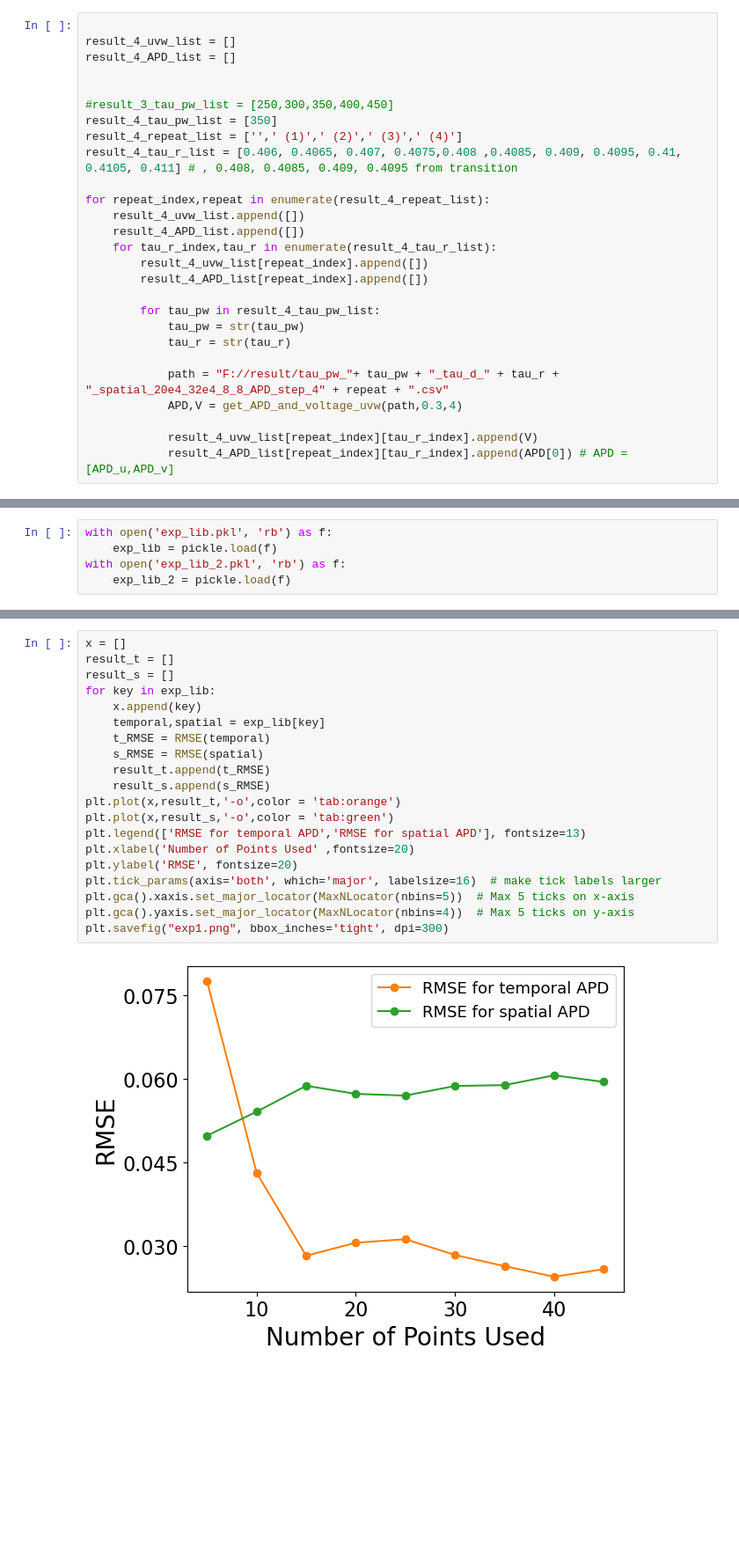
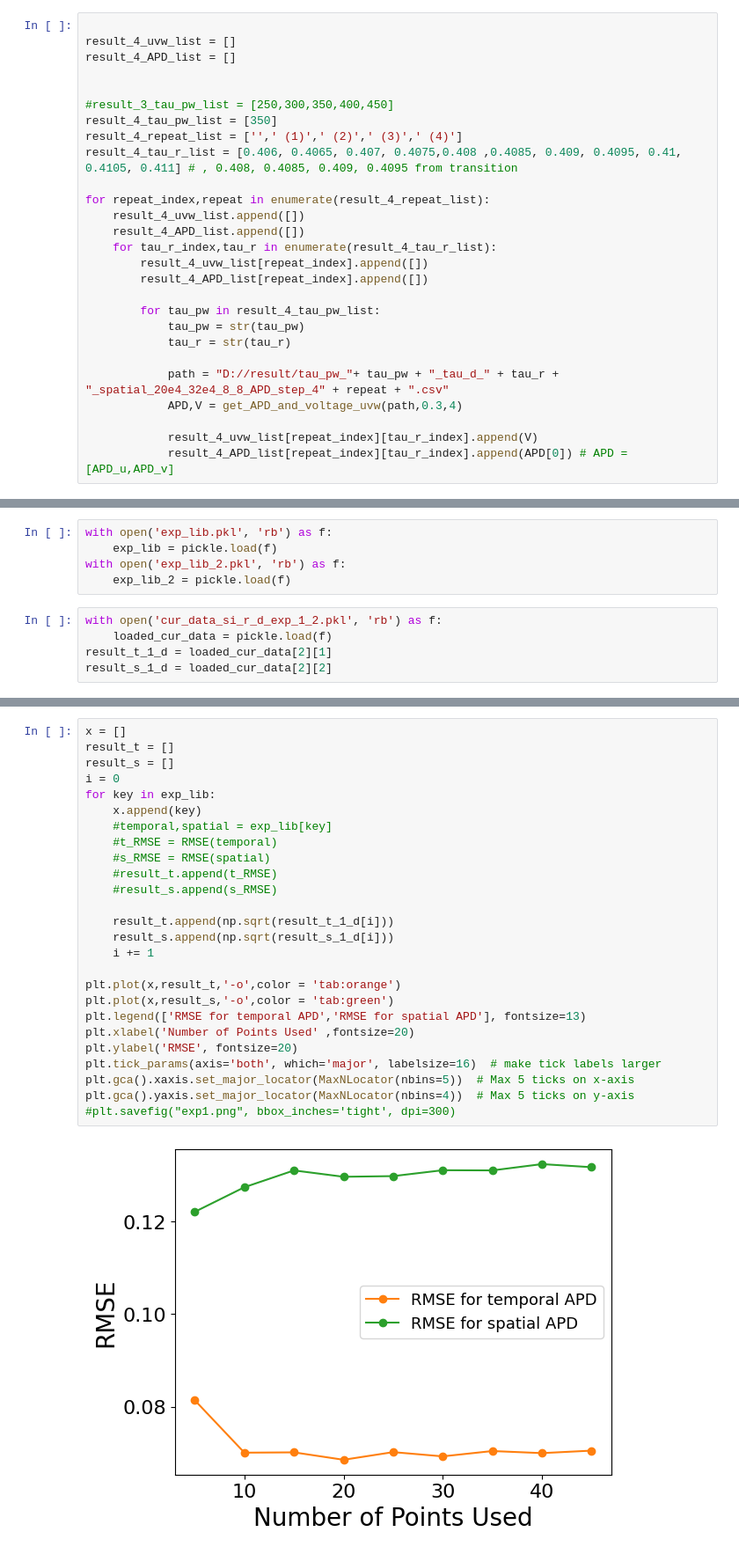
Before and after one commit to William-XiaodongAn/Quantifying-The-Complex-Spatiotemporal-Chaos-of-Cardiac-Fibrillation-in-Ionic-Models, a Jupyter notebook: analysis_ipynb_scripts/experiment.ipynb, the cells around one changed output, grey strips where cells are left out. Shown at 88% size. Cells and saved outputs as stored; diff of their text form; blank space fills up the shorter version.

```diff
--- a/analysis_ipynb_scripts/experiment.ipynb
+++ b/analysis_ipynb_scripts/experiment.ipynb
@@ -1024,7 +1024,7 @@ for repeat_index,repeat in enumerate(result_4_repeat_list):
             tau_pw = str(tau_pw)
             tau_r = str(tau_r)
 
-            path = "F://result/tau_pw_"+ tau_pw + "_tau_d_" + tau_r + "_spatial_20e4_32e4_8_8_APD_step_4" + repeat + ".csv"
+            path = "D://result/tau_pw_"+ tau_pw + "_tau_d_" + tau_r + "_spatial_20e4_32e4_8_8_APD_step_4" + repeat + ".csv"
             APD,V = get_APD_and_voltage_uvw(path,0.3,4)
 
             result_4_uvw_list[repeat_index][tau_r_index].append(V)
@@ -1176,3 +1195,8 @@ with open('exp_lib.pkl', 'rb') as f:
     exp_lib = pickle.load(f)
 with open('exp_lib_2.pkl', 'rb') as f:
     exp_lib_2 = pickle.load(f)
+# %%
+with open('cur_data_si_r_d_exp_1_2.pkl', 'rb') as f:
+    loaded_cur_data = pickle.load(f)
+result_t_1_d = loaded_cur_data[2][1]
+result_s_1_d = loaded_cur_data[2][2]
@@ -1179,25 +1227,31 @@ with open('exp_lib_2.pkl', 'rb') as f:
 # %%
 x = []
 result_t = []
 result_s = []
+i = 0
 for key in exp_lib:
     x.append(key)
-    temporal,spatial = exp_lib[key]
-    t_RMSE = RMSE(temporal)
-    s_RMSE = RMSE(spatial)
-    result_t.append(t_RMSE)
-    result_s.append(s_RMSE)
+    #temporal,spatial = exp_lib[key]
+    #t_RMSE = RMSE(temporal)
+    #s_RMSE = RMSE(spatial)
+    #result_t.append(t_RMSE)
+    #result_s.append(s_RMSE)
+
+    result_t.append(np.sqrt(result_t_1_d[i]))
+    result_s.append(np.sqrt(result_s_1_d[i]))
+    i += 1
+
 plt.plot(x,result_t,'-o',color = 'tab:orange')
 plt.plot(x,result_s,'-o',color = 'tab:green')
 plt.legend(['RMSE for temporal APD','RMSE for spatial APD'], fontsize=13)
 plt.xlabel('Number of Points Used' ,fontsize=20)
 plt.ylabel('RMSE', fontsize=20)
 plt.tick_params(axis='both', which='major', labelsize=16)  # make tick labels larger
 plt.gca().xaxis.set_major_locator(MaxNLocator(nbins=5))  # Max 5 ticks on x-axis
 plt.gca().yaxis.set_major_locator(MaxNLocator(nbins=4))  # Max 5 ticks on y-axis
-plt.savefig("exp1.png", bbox_inches='tight', dpi=300)
+#plt.savefig("exp1.png", bbox_inches='tight', dpi=300)
 # %% [output]
-[figure, old version]
+[figure, new version]
 # %%
 with open('result_tau_d_lya_from_uvw_epsilon_0.8.pkl', 'rb') as f:
     result_4_lya_from_uvw = pickle.load(f)
```
Also changed, not shown: parts of 3 cells of this notebook, 6 other files.
